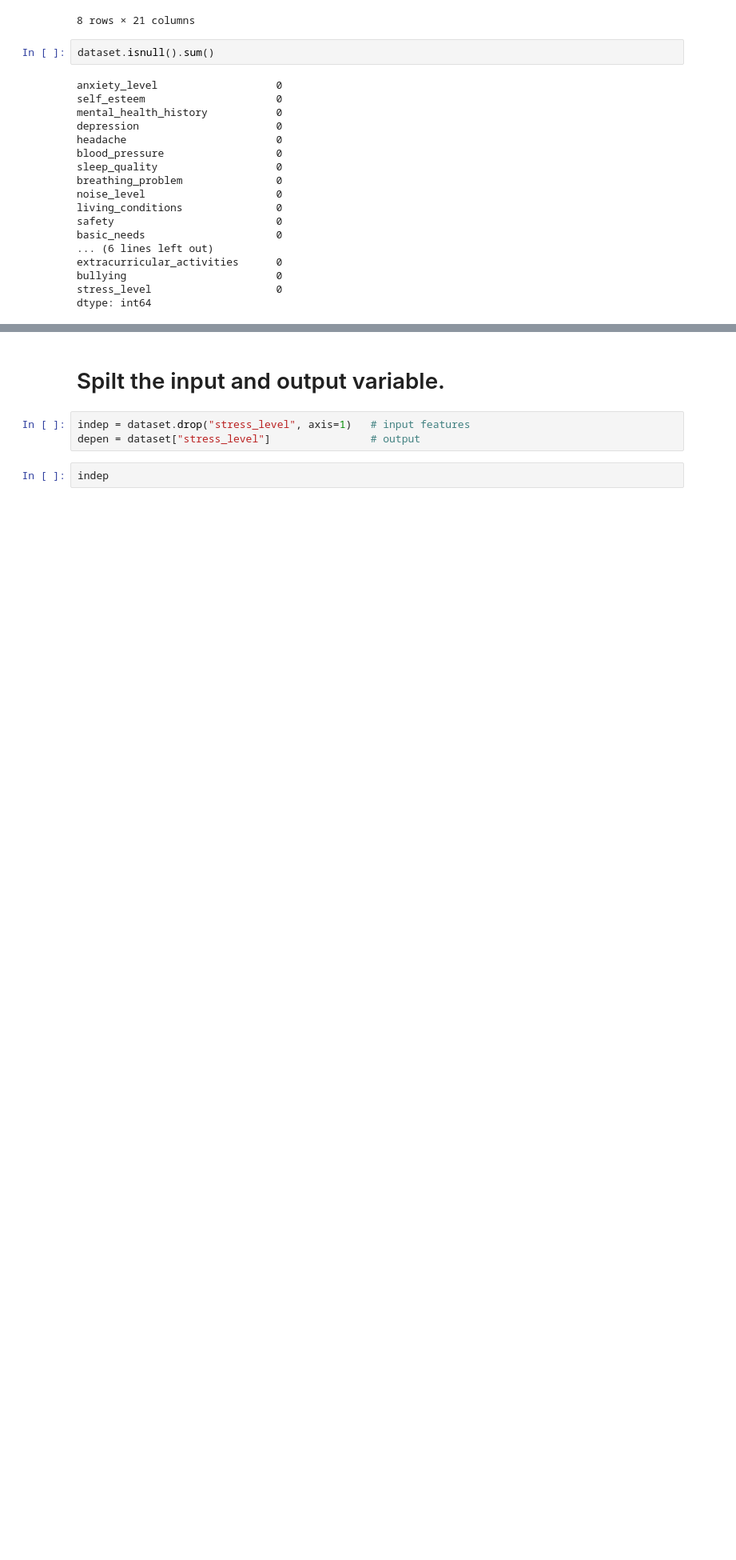
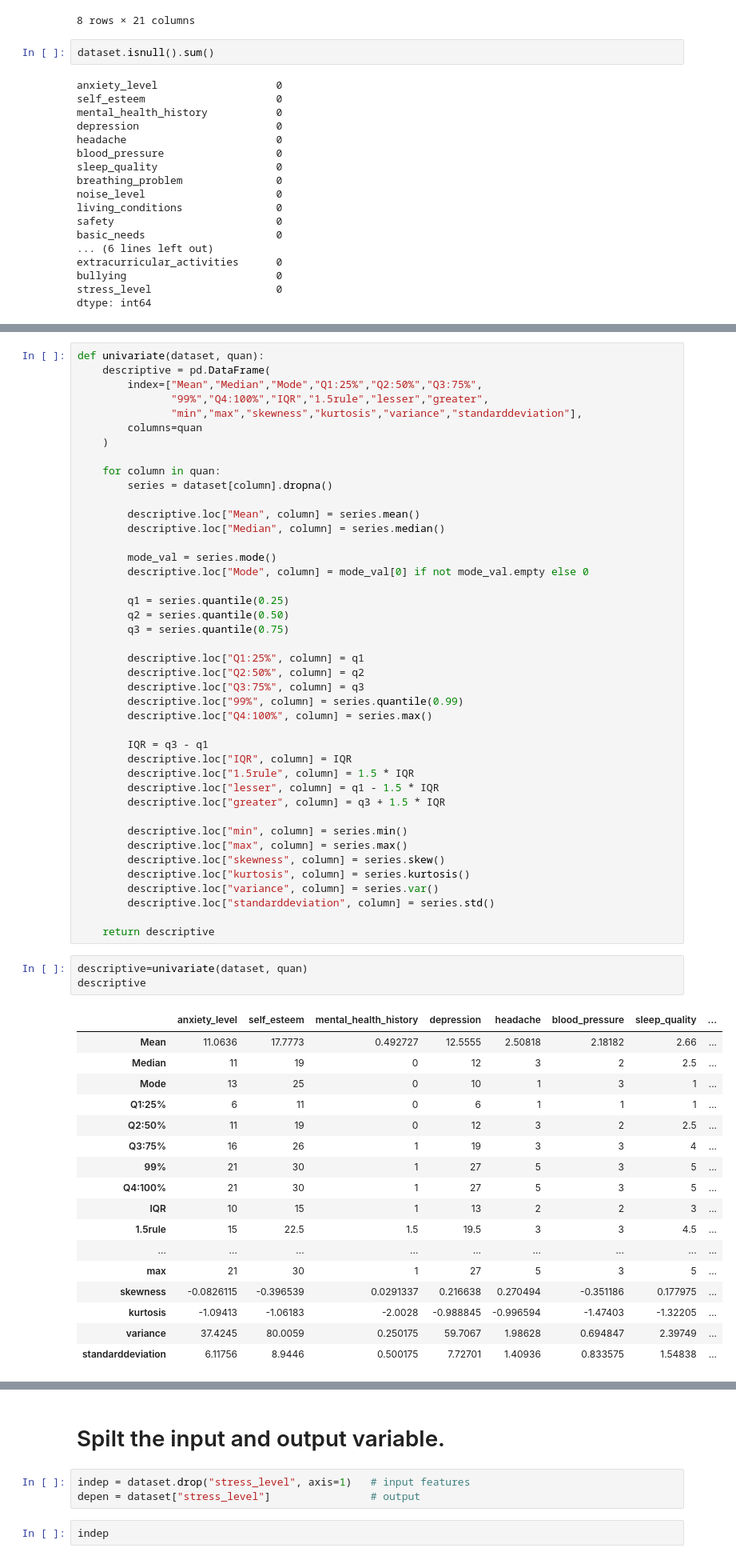
Before and after one commit to KalpanaGopi15/mlcapstone, a Jupyter notebook: Stresslevel_Predection.ipynb, the cells around one changed output, grey strips where cells are left out. Shown at 80% size. Saved outputs shown, nothing was run; the diff lists cells and outputs as text; blank space fills up the shorter version.

```diff
--- a/Stresslevel_Predection.ipynb
+++ b/Stresslevel_Predection.ipynb
@@ -82,0 +103,63 @@ qual
+# %%
+def univariate(dataset, quan):
+    descriptive = pd.DataFrame(
+        index=["Mean","Median","Mode","Q1:25%","Q2:50%","Q3:75%",
+               "99%","Q4:100%","IQR","1.5rule","lesser","greater",
+               "min","max","skewness","kurtosis","variance","standarddeviation"],
+        columns=quan
+    )
+
+    for column in quan:
+        series = dataset[column].dropna()
+
+        descriptive.loc["Mean", column] = series.mean()
+        descriptive.loc["Median", column] = series.median()
+
+        mode_val = series.mode()
+        descriptive.loc["Mode", column] = mode_val[0] if not mode_val.empty else 0
+
+        q1 = series.quantile(0.25)
+        q2 = series.quantile(0.50)
+        q3 = series.quantile(0.75)
+
+        descriptive.loc["Q1:25%", column] = q1
+        descriptive.loc["Q2:50%", column] = q2
+        descriptive.loc["Q3:75%", column] = q3
+        descriptive.loc["99%", column] = series.quantile(0.99)
+        descriptive.loc["Q4:100%", column] = series.max()
+
+        IQR = q3 - q1
+        descriptive.loc["IQR", column] = IQR
+        descriptive.loc["1.5rule", column] = 1.5 * IQR
+        descriptive.loc["lesser", column] = q1 - 1.5 * IQR
+        descriptive.loc["greater", column] = q3 + 1.5 * IQR
+
+        descriptive.loc["min", column] = series.min()
+        descriptive.loc["max", column] = series.max()
+        descriptive.loc["skewness", column] = series.skew()
+        descriptive.loc["kurtosis", column] = series.kurtosis()
+        descriptive.loc["variance", column] = series.var()
+        descriptive.loc["standarddeviation", column] = series.std()
+
+    return descriptive
+# %%
+descriptive=univariate(dataset, quan)
+descriptive
+# %% [output]
+|  | anxiety_level | self_esteem | mental_health_history | depression | headache | blood_pressure | sleep_quality | ... |
+| Mean | 11.0636 | 17.7773 | 0.492727 | 12.5555 | 2.50818 | 2.18182 | 2.66 | ... |
+| Median | 11 | 19 | 0 | 12 | 3 | 2 | 2.5 | ... |
+| Mode | 13 | 25 | 0 | 10 | 1 | 3 | 1 | ... |
+| Q1:25% | 6 | 11 | 0 | 6 | 1 | 1 | 1 | ... |
+| Q2:50% | 11 | 19 | 0 | 12 | 3 | 2 | 2.5 | ... |
+| Q3:75% | 16 | 26 | 1 | 19 | 3 | 3 | 4 | ... |
+| 99% | 21 | 30 | 1 | 27 | 5 | 3 | 5 | ... |
+| Q4:100% | 21 | 30 | 1 | 27 | 5 | 3 | 5 | ... |
+| IQR | 10 | 15 | 1 | 13 | 2 | 2 | 3 | ... |
+| 1.5rule | 15 | 22.5 | 1.5 | 19.5 | 3 | 3 | 4.5 | ... |
+| ... | ... | ... | ... | ... | ... | ... | ... | ... |
+| max | 21 | 30 | 1 | 27 | 5 | 3 | 5 | ... |
+| skewness | -0.0826115 | -0.396539 | 0.0291337 | 0.216638 | 0.270494 | -0.351186 | 0.177975 | ... |
+| kurtosis | -1.09413 | -1.06183 | -2.0028 | -0.988845 | -0.996594 | -1.47403 | -1.32205 | ... |
+| variance | 37.4245 | 80.0059 | 0.250175 | 59.7067 | 1.98628 | 0.694847 | 2.39749 | ... |
+| standarddeviation | 6.11756 | 8.9446 | 0.500175 | 7.72701 | 1.40936 | 0.833575 | 1.54838 | ... |
```
Also changed, not shown: parts of 25 cells of this notebook.
